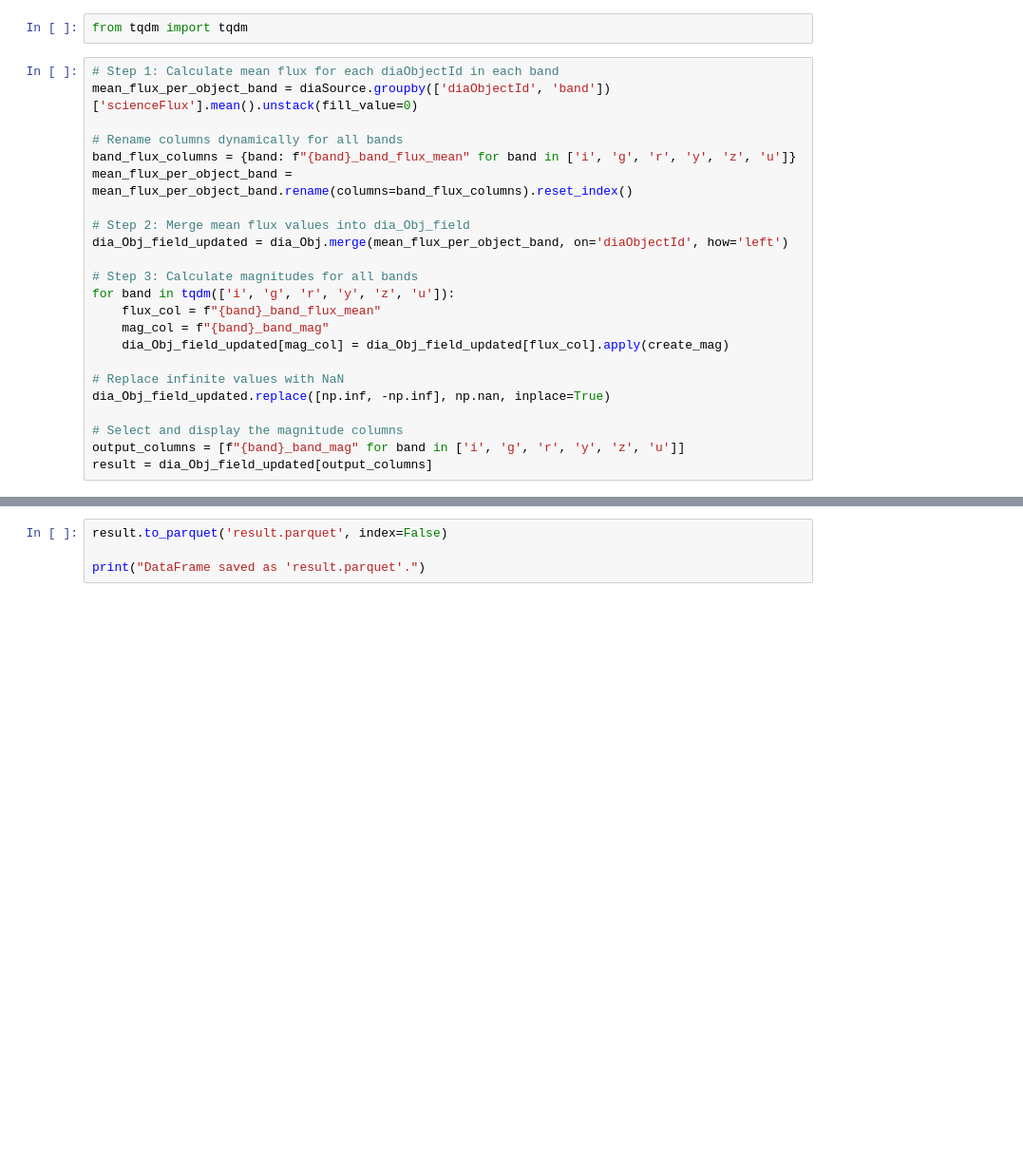
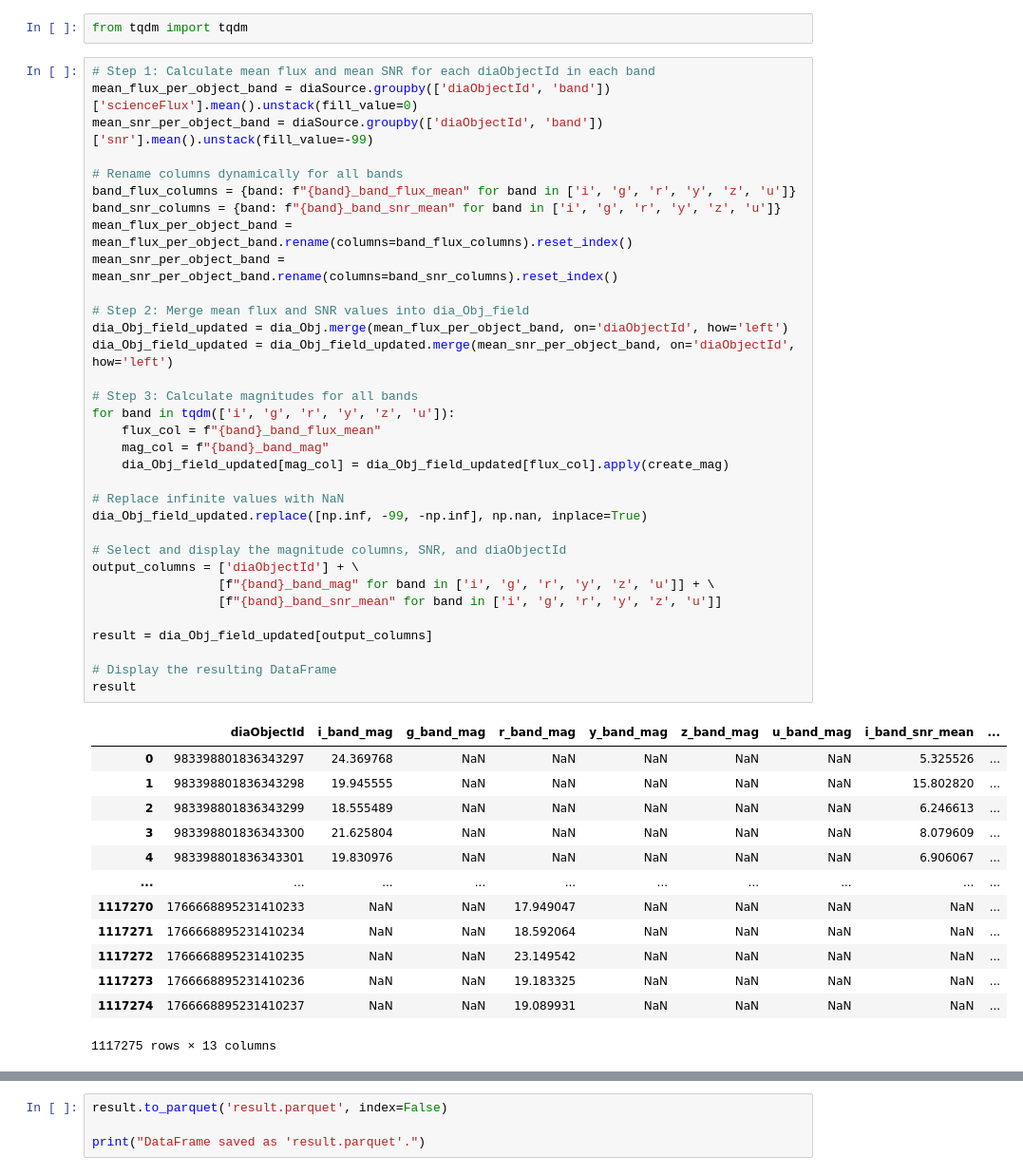
Before and after one commit to lsst-sitcom/notebooks_dia, a Jupyter notebook: Comcam_Neven.ipynb, the cells around one changed output, grey strips where cells are left out. Shown at 95% size. Cells and saved outputs as stored; diff of their text form; blank space fills up the shorter version.

```diff
--- a/Comcam_Neven.ipynb
+++ b/Comcam_Neven.ipynb
@@ -301,25 +321,49 @@ print(diaSource['band'].unique())
 # %%
 from tqdm import tqdm
 # %%
-# Step 1: Calculate mean flux for each diaObjectId in each band
+# Step 1: Calculate mean flux and mean SNR for each diaObjectId in each band
 mean_flux_per_object_band = diaSource.groupby(['diaObjectId', 'band'])['scienceFlux'].mean().unstack(fill_value=0)
+mean_snr_per_object_band = diaSource.groupby(['diaObjectId', 'band'])['snr'].mean().unstack(fill_value=-99)
 
 # Rename columns dynamically for all bands
 band_flux_columns = {band: f"{band}_band_flux_mean" for band in ['i', 'g', 'r', 'y', 'z', 'u']}
+band_snr_columns = {band: f"{band}_band_snr_mean" for band in ['i', 'g', 'r', 'y', 'z', 'u']}
 mean_flux_per_object_band = mean_flux_per_object_band.rename(columns=band_flux_columns).reset_index()
+mean_snr_per_object_band = mean_snr_per_object_band.rename(columns=band_snr_columns).reset_index()
 
-# Step 2: Merge mean flux values into dia_Obj_field
+# Step 2: Merge mean flux and SNR values into dia_Obj_field
 dia_Obj_field_updated = dia_Obj.merge(mean_flux_per_object_band, on='diaObjectId', how='left')
+dia_Obj_field_updated = dia_Obj_field_updated.merge(mean_snr_per_object_band, on='diaObjectId', how='left')
 
 # Step 3: Calculate magnitudes for all bands
 for band in tqdm(['i', 'g', 'r', 'y', 'z', 'u']):
     flux_col = f"{band}_band_flux_mean"
     mag_col = f"{band}_band_mag"
     dia_Obj_field_updated[mag_col] = dia_Obj_field_updated[flux_col].apply(create_mag)
 
 # Replace infinite values with NaN
-dia_Obj_field_updated.replace([np.inf, -np.inf], np.nan, inplace=True)
+dia_Obj_field_updated.replace([np.inf, -99, -np.inf], np.nan, inplace=True)
 
-# Select and display the magnitude columns
-output_columns = [f"{band}_band_mag" for band in ['i', 'g', 'r', 'y', 'z', 'u']]
+# Select and display the magnitude columns, SNR, and diaObjectId
+output_columns = ['diaObjectId'] + \
+                 [f"{band}_band_mag" for band in ['i', 'g', 'r', 'y', 'z', 'u']] + \
+                 [f"{band}_band_snr_mean" for band in ['i', 'g', 'r', 'y', 'z', 'u']]
+
 result = dia_Obj_field_updated[output_columns]
+
+# Display the resulting DataFrame
+result
+# %% [output]
+|  | diaObjectId | i_band_mag | g_band_mag | r_band_mag | y_band_mag | z_band_mag | u_band_mag | i_band_snr_mean | ... |
+| 0 | 983398801836343297 | 24.369768 | NaN | NaN | NaN | NaN | NaN | 5.325526 | ... |
+| 1 | 983398801836343298 | 19.945555 | NaN | NaN | NaN | NaN | NaN | 15.802820 | ... |
+| 2 | 983398801836343299 | 18.555489 | NaN | NaN | NaN | NaN | NaN | 6.246613 | ... |
+| 3 | 983398801836343300 | 21.625804 | NaN | NaN | NaN | NaN | NaN | 8.079609 | ... |
+| 4 | 983398801836343301 | 19.830976 | NaN | NaN | NaN | NaN | NaN | 6.906067 | ... |
+| ... | ... | ... | ... | ... | ... | ... | ... | ... | ... |
+| 1117270 | 1766668895231410233 | NaN | NaN | 17.949047 | NaN | NaN | NaN | NaN | ... |
+| 1117271 | 1766668895231410234 | NaN | NaN | 18.592064 | NaN | NaN | NaN | NaN | ... |
+| 1117272 | 1766668895231410235 | NaN | NaN | 23.149542 | NaN | NaN | NaN | NaN | ... |
+| 1117273 | 1766668895231410236 | NaN | NaN | 19.183325 | NaN | NaN | NaN | NaN | ... |
+| 1117274 | 1766668895231410237 | NaN | NaN | 19.089931 | NaN | NaN | NaN | NaN | ... |
+1117275 rows × 13 columns
```
Also changed, not shown: parts of 20 cells of this notebook.
